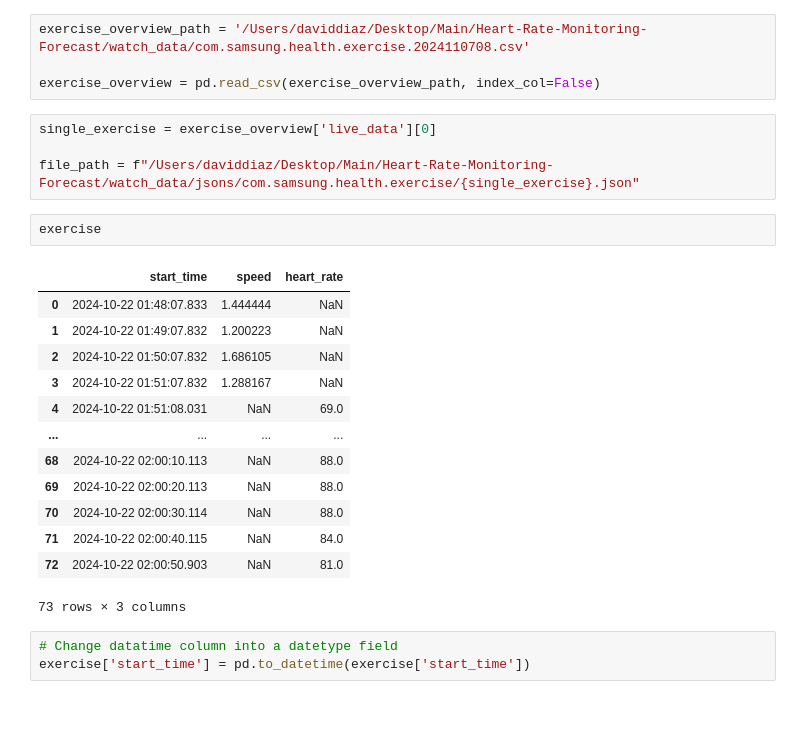
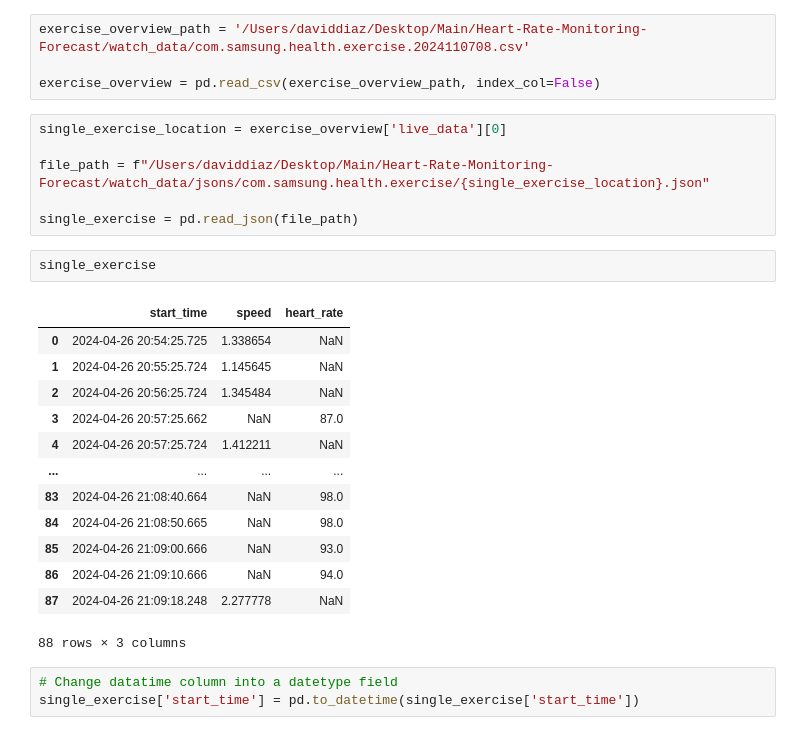
Before and after one commit to ddiaz1126/Heart-Rate-Monitoring-Forecast, a Jupyter notebook: individual_exercises_watch_analysis.ipynb, the cells around one changed output. Drawn from its saved outputs; the diff is of its cells as text.

```diff
--- a/individual_exercises_watch_analysis.ipynb
+++ b/individual_exercises_watch_analysis.ipynb
@@ -9,26 +9,28 @@ exercise_overview_path = '/Users/daviddiaz/Desktop/Main/Heart-Rate-Monitoring-Fo
 
 exercise_overview = pd.read_csv(exercise_overview_path, index_col=False)
 # %%
-single_exercise = exercise_overview['live_data'][0]
+single_exercise_location = exercise_overview['live_data'][0]
 
-file_path = f"/Users/daviddiaz/Desktop/Main/Heart-Rate-Monitoring-Forecast/watch_data/jsons/com.samsung.health.exercise/{single_exercise}.json"
+file_path = f"/Users/daviddiaz/Desktop/Main/Heart-Rate-Monitoring-Forecast/watch_data/jsons/com.samsung.health.exercise/{single_exercise_location}.json"
+
+single_exercise = pd.read_json(file_path)
-# %%
-exercise
-# %% [output]
-|  | start_time | speed | heart_rate |
-| 0 | 2024-10-22 01:48:07.833 | 1.444444 | NaN |
-| 1 | 2024-10-22 01:49:07.832 | 1.200223 | NaN |
-| 2 | 2024-10-22 01:50:07.832 | 1.686105 | NaN |
-| 3 | 2024-10-22 01:51:07.832 | 1.288167 | NaN |
-| 4 | 2024-10-22 01:51:08.031 | NaN | 69.0 |
-| ... | ... | ... | ... |
-| 68 | 2024-10-22 02:00:10.113 | NaN | 88.0 |
-| 69 | 2024-10-22 02:00:20.113 | NaN | 88.0 |
-| 70 | 2024-10-22 02:00:30.114 | NaN | 88.0 |
-| 71 | 2024-10-22 02:00:40.115 | NaN | 84.0 |
-| 72 | 2024-10-22 02:00:50.903 | NaN | 81.0 |
-73 rows × 3 columns
+# %%
+single_exercise
+# %% [output]
+|  | start_time | speed | heart_rate |
+| 0 | 2024-04-26 20:54:25.725 | 1.338654 | NaN |
+| 1 | 2024-04-26 20:55:25.724 | 1.145645 | NaN |
+| 2 | 2024-04-26 20:56:25.724 | 1.345484 | NaN |
+| 3 | 2024-04-26 20:57:25.662 | NaN | 87.0 |
+| 4 | 2024-04-26 20:57:25.724 | 1.412211 | NaN |
+| ... | ... | ... | ... |
+| 83 | 2024-04-26 21:08:40.664 | NaN | 98.0 |
+| 84 | 2024-04-26 21:08:50.665 | NaN | 98.0 |
+| 85 | 2024-04-26 21:09:00.666 | NaN | 93.0 |
+| 86 | 2024-04-26 21:09:10.666 | NaN | 94.0 |
+| 87 | 2024-04-26 21:09:18.248 | 2.277778 | NaN |
+88 rows × 3 columns
 # %%
 # Change datatime column into a datetype field
-exercise['start_time'] = pd.to_datetime(exercise['start_time'])
+single_exercise['start_time'] = pd.to_datetime(single_exercise['start_time'])
 # %%
```
Also changed, not shown: parts of 1 cell of this notebook, 1 other file.
